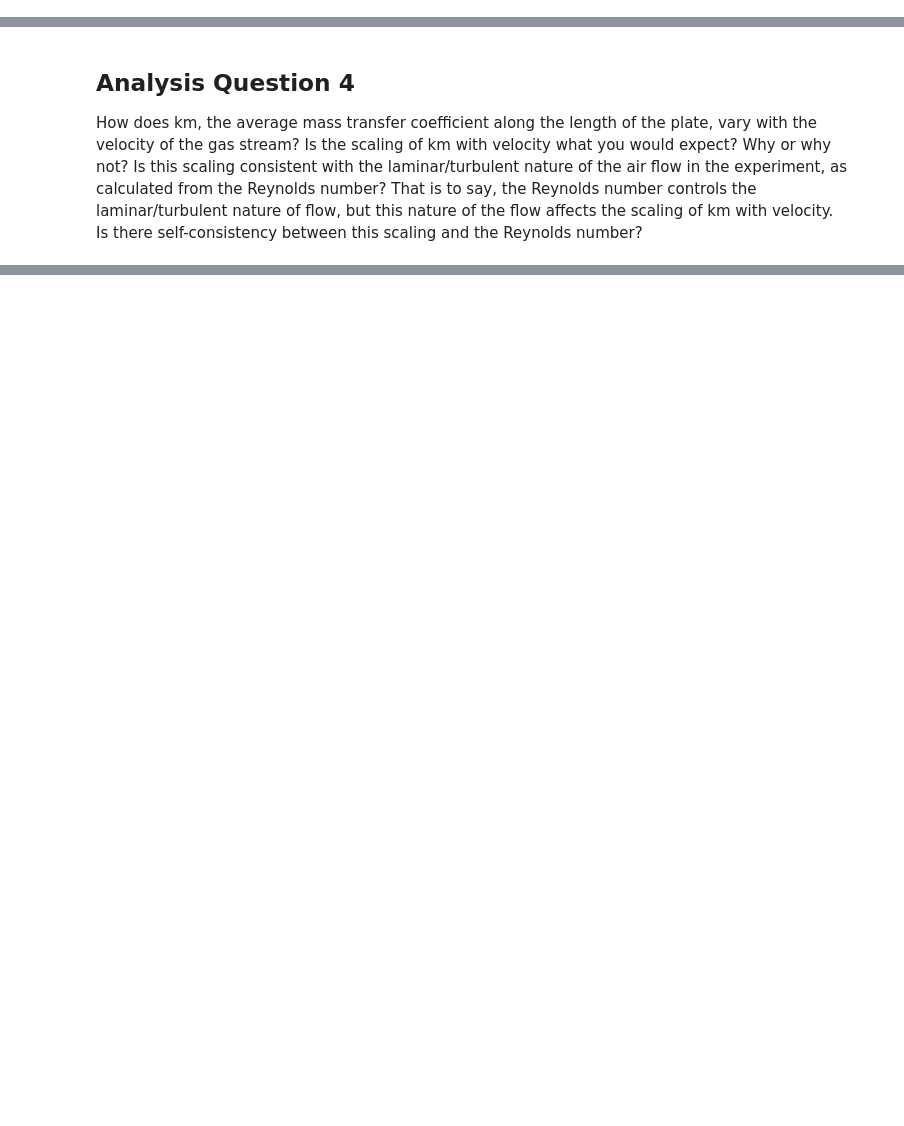
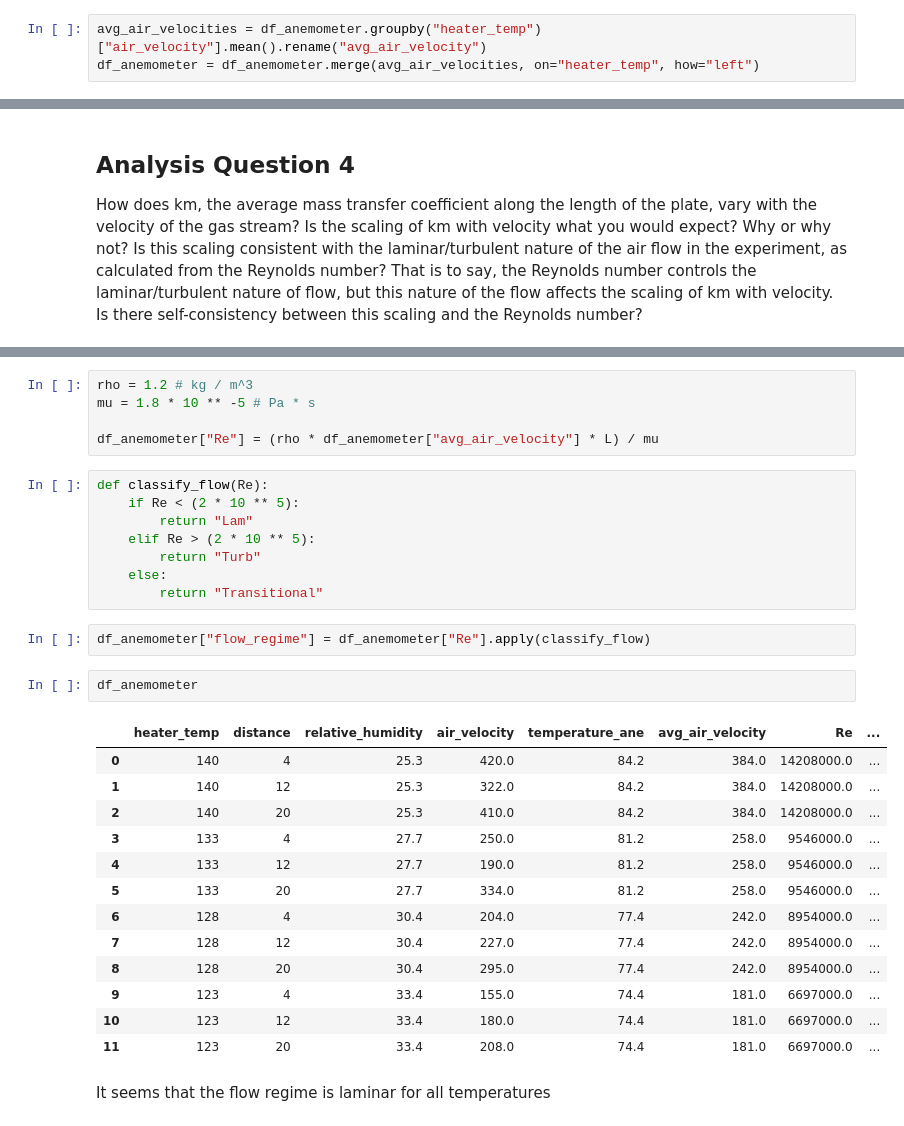
Before and after one commit to rahilisashaik/cbe154, a Jupyter notebook: mass-transfer/MT-data-analysis.ipynb, the cells around one changed output, grey strips where cells are left out. Saved outputs shown, nothing was run; the diff lists cells and outputs as text; blank space fills up the shorter version.

```diff
--- a/mass-transfer/MT-data-analysis.ipynb
+++ b/mass-transfer/MT-data-analysis.ipynb
@@ -315,0 +359,3 @@ print(f"Scaling relationship for δ_C: δ_C ∝ V^({slope_C:.2f})")
+# %%
+avg_air_velocities = df_anemometer.groupby("heater_temp")["air_velocity"].mean().rename("avg_air_velocity")
+df_anemometer = df_anemometer.merge(avg_air_velocities, on="heater_temp", how="left")
@@ -360,0 +420,33 @@ print(f"Film theory scaling: km ∝ V^({slope_film:.2f})")
+# %%
+rho = 1.2 # kg / m^3
+mu = 1.8 * 10 ** -5 # Pa * s
+
+df_anemometer["Re"] = (rho * df_anemometer["avg_air_velocity"] * L) / mu
+# %%
+def classify_flow(Re):
+    if Re < (2 * 10 ** 5):
+        return "Lam"
+    elif Re > (2 * 10 ** 5):
+        return "Turb"
+    else:
+        return "Transitional"
+# %%
+df_anemometer["flow_regime"] = df_anemometer["Re"].apply(classify_flow)
+# %%
+df_anemometer
+# %% [output]
+|  | heater_temp | distance | relative_humidity | air_velocity | temperature_ane | avg_air_velocity | Re | ... |
+| 0 | 140 | 4 | 25.3 | 420.0 | 84.2 | 384.0 | 14208000.0 | ... |
+| 1 | 140 | 12 | 25.3 | 322.0 | 84.2 | 384.0 | 14208000.0 | ... |
+| 2 | 140 | 20 | 25.3 | 410.0 | 84.2 | 384.0 | 14208000.0 | ... |
+| 3 | 133 | 4 | 27.7 | 250.0 | 81.2 | 258.0 | 9546000.0 | ... |
+| 4 | 133 | 12 | 27.7 | 190.0 | 81.2 | 258.0 | 9546000.0 | ... |
+| 5 | 133 | 20 | 27.7 | 334.0 | 81.2 | 258.0 | 9546000.0 | ... |
+| 6 | 128 | 4 | 30.4 | 204.0 | 77.4 | 242.0 | 8954000.0 | ... |
+| 7 | 128 | 12 | 30.4 | 227.0 | 77.4 | 242.0 | 8954000.0 | ... |
+| 8 | 128 | 20 | 30.4 | 295.0 | 77.4 | 242.0 | 8954000.0 | ... |
+| 9 | 123 | 4 | 33.4 | 155.0 | 74.4 | 181.0 | 6697000.0 | ... |
+| 10 | 123 | 12 | 33.4 | 180.0 | 74.4 | 181.0 | 6697000.0 | ... |
+| 11 | 123 | 20 | 33.4 | 208.0 | 74.4 | 181.0 | 6697000.0 | ... |
+# %% [markdown]
+It seems that the flow regime is laminar for all temperatures
```
Also changed, not shown: parts of 23 cells of this notebook.
